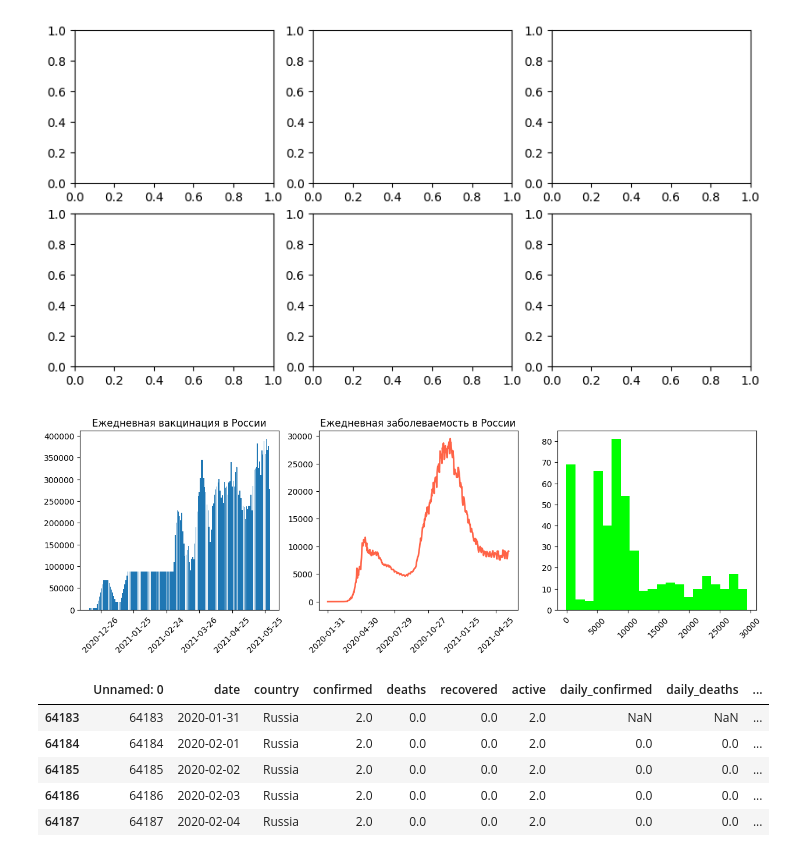
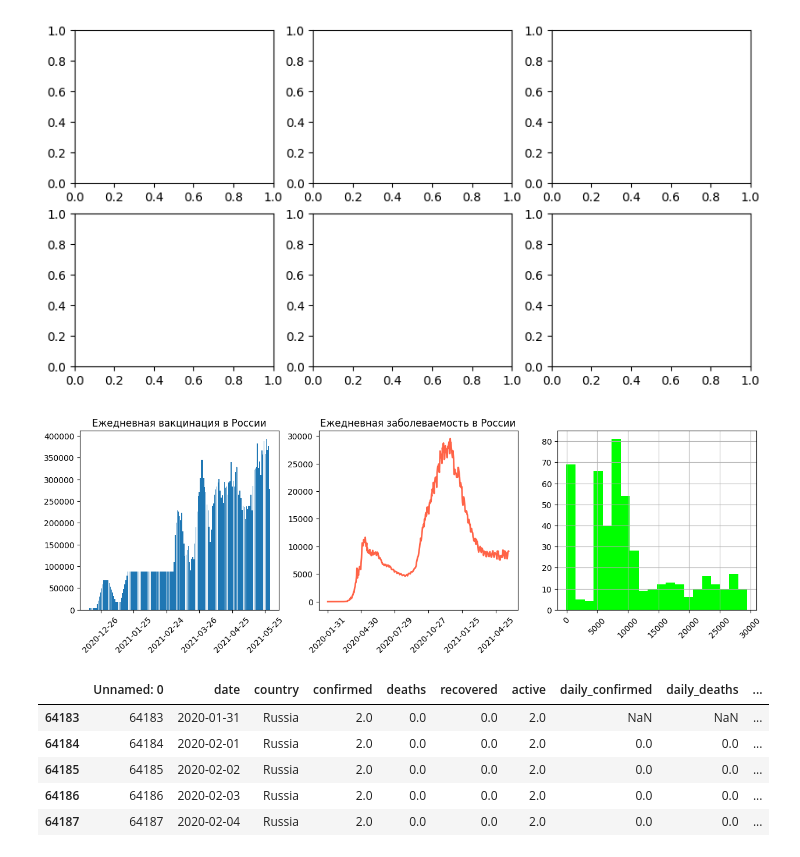
Before and after one commit to SudarickovIlya/DataCleaningProject, a Jupyter notebook: Visualization/Matplotlib.ipynb, the cells around one changed output. Saved outputs shown, nothing was run; the diff lists cells and outputs as text; code cells hidden in the pictures.

Commit message:
grid

```diff
--- a/Visualization/Matplotlib.ipynb
+++ b/Visualization/Matplotlib.ipynb
@@ -202,34 +202,35 @@ axes[0].bar(
     x=russia_data['date'],
     height=russia_data['daily_vaccinations'],
     label='Число вакцинированных'
 )
 
 axes[0].xaxis.set_major_locator(loc_1)
 axes[0].xaxis.set_tick_params(rotation=45)
 axes[0].set_title('Ежедневная вакцинация в России')
 
 axes[1].plot(
     russia_data['date'],
     russia_data['daily_confirmed'],
     lw=2,
     color='tomato',
     label='Число заболевших'
     )
 
 axes[1].xaxis.set_major_locator(loc_2)
 axes[1].xaxis.set_tick_params(rotation=45)
 axes[1].set_title('Ежедневная заболеваемость в России')
 
 axes[2].hist(
     x=russia_data['daily_confirmed'],
     label=["Число заболевших"],
     color='lime',
     bins=20)
 
 axes[2].set_title='Гистограмма заболеваемости в России'
 axes[2].xaxis.set_tick_params(rotation=45)
+axes[2].grid()
 # %% [output]
-[figure, old version]
+[figure, new version]
 # %%
 russia_data.head(5)
 # %% [output]
```
